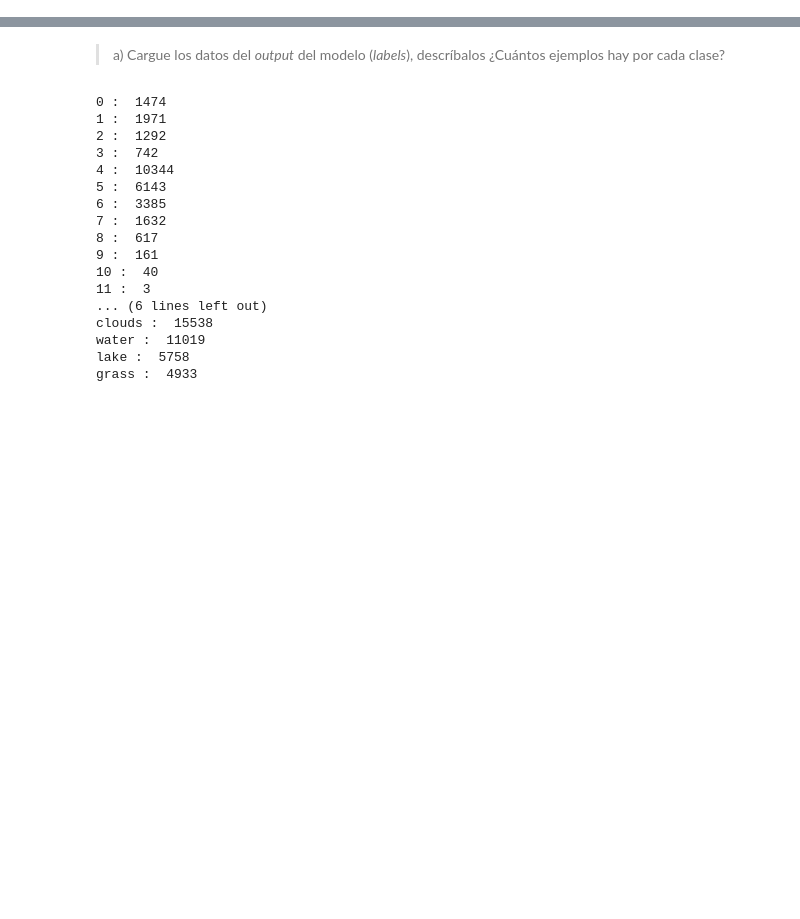
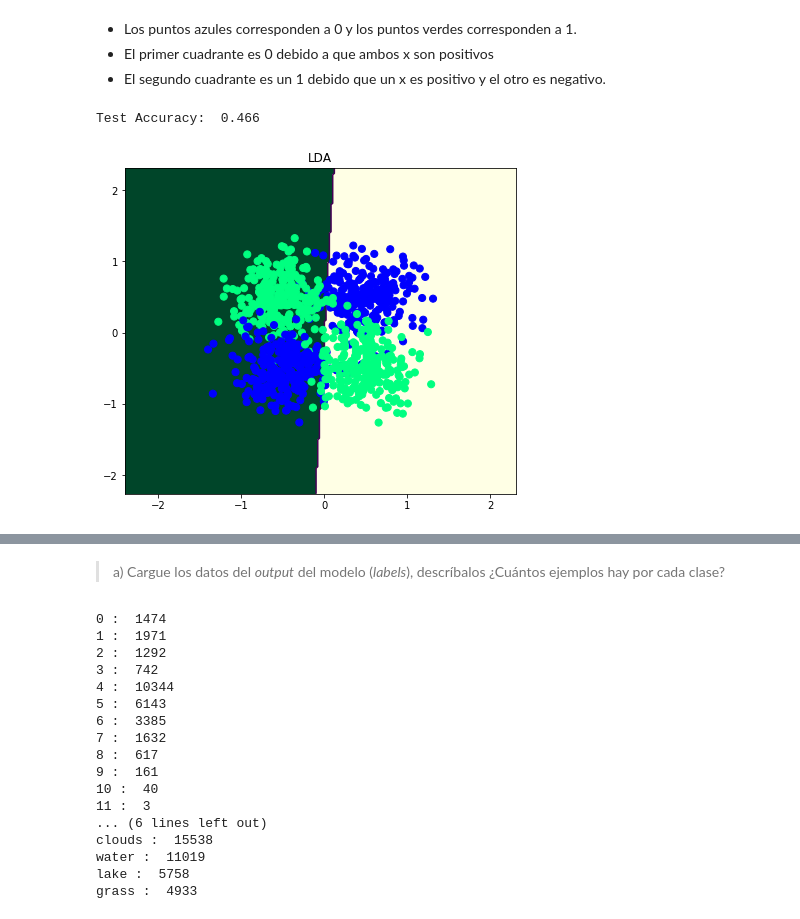
Before and after one commit to LeMythedeSisyphe/MachineLearning-Tarea2, a Jupyter notebook: Tarea 2.ipynb, the cells around one changed output, grey strips where cells are left out. Saved outputs shown, nothing was run; the diff lists cells and outputs as text; code cells hidden in the pictures; blank space fills up the shorter version.

```diff
--- a/Tarea 2.ipynb
+++ b/Tarea 2.ipynb
@@ -38,0 +63,13 @@ Como se ha discutido en clases, los problemas de clasificación pueden ser repre
+# %%
+import pandas as pd
+X_train,Y_train,X_test,Y_test = do_gaussianXOR()
+x_1= []
+x_2= []
+for i,c in X_train:
+    x_1.append(i)
+    x_2.append(c)
+print("Tabla conjunto de entrenamiento")
+d= {"X_1":x_1,"X_2":x_2,"Y":Y_train}
+df = pd.DataFrame(data=d)
+print(df.head())
+print(df.describe())
@@ -38,0 +127,35 @@ Como se ha discutido en clases, los problemas de clasificación pueden ser repre
+# %%
+# Para visualizar las fronteras
+import matplotlib.pyplot as plt
+
+def visualize_border(model,x,y,title=""):
+    fig, axis = plt.subplots(1, 1,figsize=(7, 6))
+
+    plt.scatter(x[:,0], x[:,1], s=50, c=y, cmap=plt.cm.winter)
+    h = .02 # step size in the mesh
+    x_min, x_max = x[:, 0].min() - 1, x[:, 0].max() + 1
+    y_min, y_max = x[:, 1].min() - 1, x[:, 1].max() + 1
+    xx, yy = np.meshgrid(np.arange(x_min, x_max, h),np.arange(y_min, y_max, h))
+
+    Z = model.predict(np.c_[xx.ravel(), yy.ravel()]) #or predict_proba
+    Z = Z.reshape(xx.shape)
+    Zplot = Z > 0.5
+
+    axis.scatter(x[:,0],x[:,1],s=50,c=y,zorder=10,cmap=plt.cm.winter)
+    axis.contour(xx, yy, Z,levels=[-1, 0, 1])
+    axis.pcolormesh(xx, yy, Zplot ,cmap=plt.cm.YlGn)
+    plt.title(title)
+    plt.show()
+# %% [markdown]
++ Los puntos azules corresponden a 0 y los puntos verdes corresponden a 1.
++ El primer cuadrante es 0 debido a que ambos x son positivos
++ El segundo cuadrante es un 1 debido  que un x es positivo y el otro es negativo.
+# %%
+from sklearn.discriminant_analysis import LinearDiscriminantAnalysis as LDA
+model = LDA()
+model.fit(X_train,Y_train)
+print("Test Accuracy: ",model.score(X_test,Y_test))
+visualize_border(model,X_train,Y_train,"LDA")
+# %% [output]
+Test Accuracy:  0.466
+[figure, added]
```
Also changed, not shown: parts of 28 cells of this notebook.
